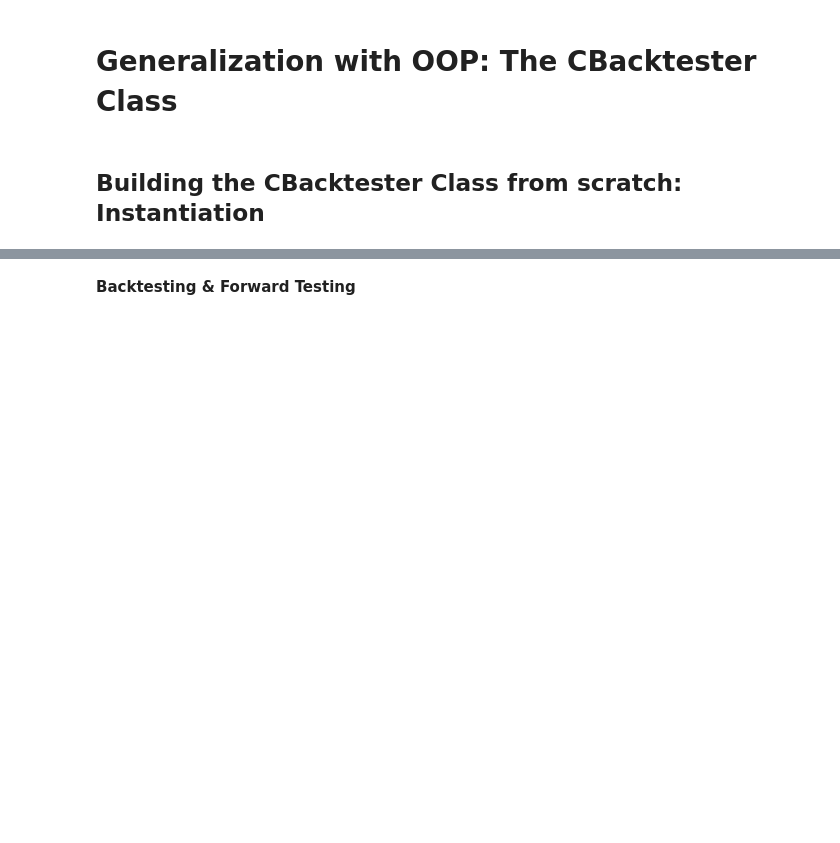
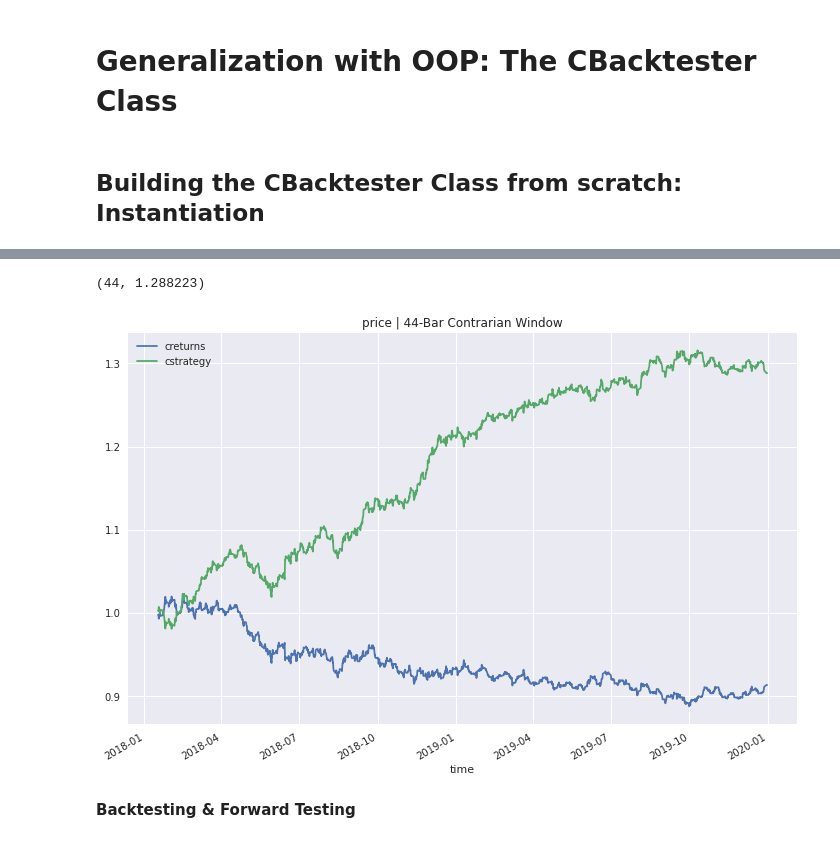
Before and after one commit to pianofreq/udemy-hagmann-course-1, a Jupyter notebook: Part_3/CBacktester-RTM.ipynb, the cells around one changed output, grey strips where cells are left out. Cells and saved outputs as stored; diff of their text form; code cells hidden in the pictures; blank space fills up the shorter version.

```diff
--- a/Part_3/CBacktester-RTM.ipynb
+++ b/Part_3/CBacktester-RTM.ipynb
@@ -145,0 +100,3 @@ tester.results_overview
+# %%
+insample = CBacktester("price", 3, "2018-01-01", "2019-12-30")
+insample
@@ -145,0 +105,4 @@ tester.results_overview
+# %%
+insample.get_data()
+insample.prepare_data()
+insample.set_parameters(3)
@@ -146,2 +134,7 @@ tester.results_overview
+# %%
+insample.optimize_parameters((1,252,1))
+# %% [output]
+(44, 1.288223)
+[figure, added]
 # %% [markdown]
 __Backtesting & Forward Testing__
```
Also changed, not shown: parts of 11 cells of this notebook.
